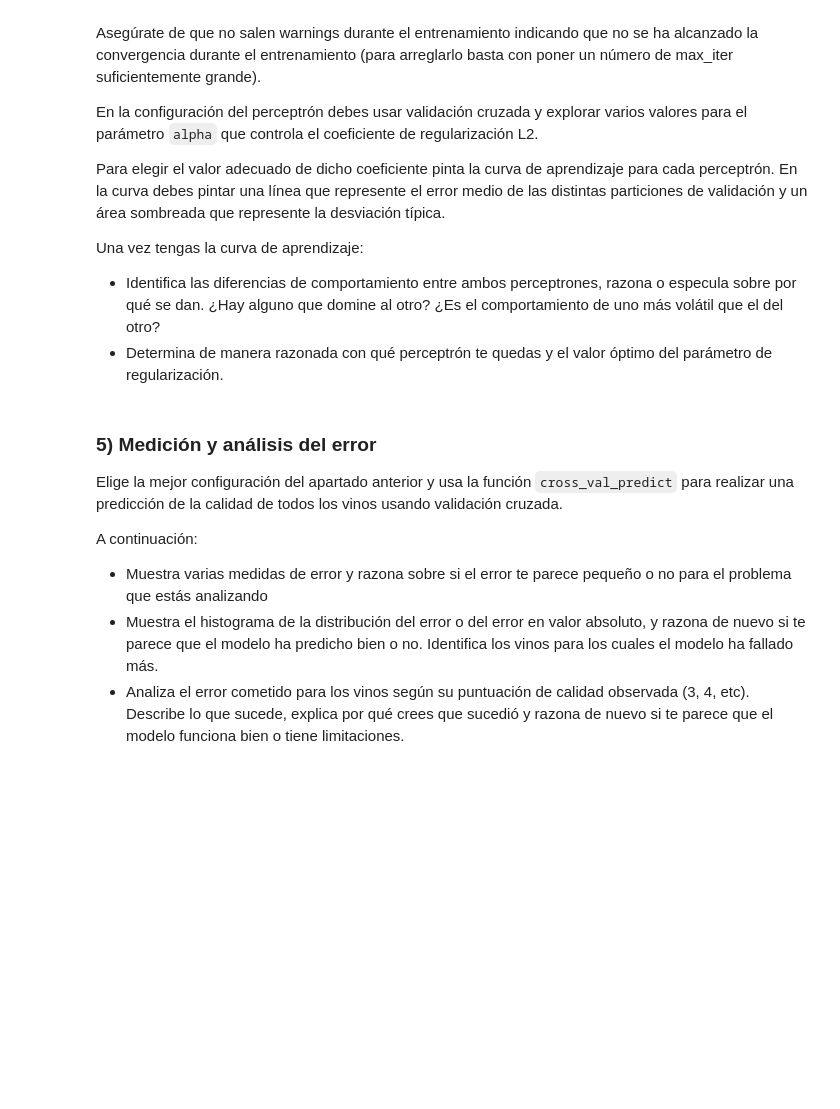
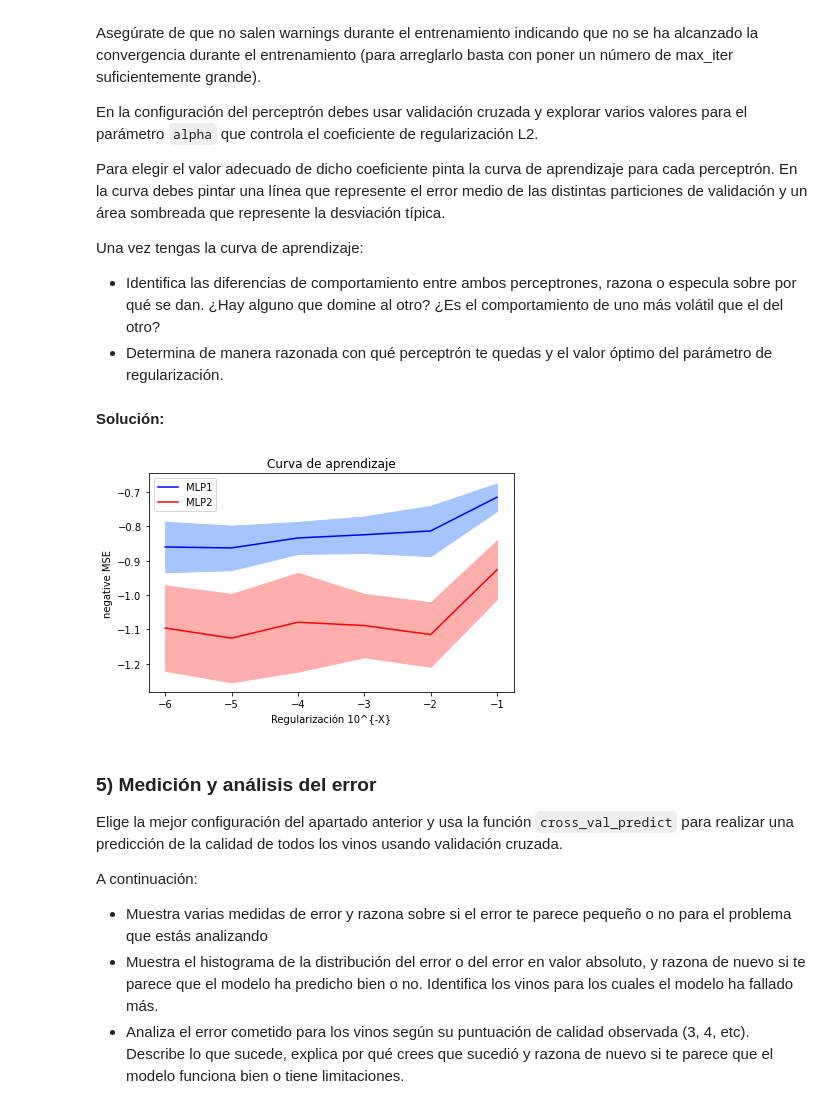
Before and after one commit to mario-sanz/IA2-Practicas, a Jupyter notebook: Lab1/P3_regresion.ipynb, the cells around one changed output. Cells and saved outputs as stored; diff of their text form; code cells hidden in the pictures; blank space fills up the shorter version.

Commit message:
parte 3 empezando

```diff
--- a/Lab1/P3_regresion.ipynb
+++ b/Lab1/P3_regresion.ipynb
@@ -45,0 +51,3 @@ Estudia la distribución de la calidad del vino en el conjunto de datos.
+# %%
+df = pd.read_csv('calidad_vinos.csv')
+df
@@ -54,3 +134,18 @@ Decide si debes o no normalizar los datos de entrada y/o de salida. En caso afir
+# %%
+from sklearn.preprocessing import StandardScaler
+
+df_entrada = df.drop(columns=['quality'])
+df_salida = df['quality'].to_frame()
+
+# Transformamos las variables de entrada
+scaler_x = StandardScaler()
+scaler_x.fit(df_entrada)
+df_entrada_scaled=scaler_x.transform(df_entrada)
+
+# Y también transformamos la variable de salida
+scaler_y = StandardScaler()
+scaler_y.fit(df_salida)
+df_salida_scaled=scaler_y.transform(df_salida)
 # %% [markdown]
 ### 4) Entrenamiento y selección
 
@@ -67,3 +162,5 @@ Para elegir el valor adecuado de dicho coeficiente pinta la curva de aprendizaje
 Una vez tengas la curva de aprendizaje:
   - Identifica las diferencias de comportamiento entre ambos perceptrones, razona o especula sobre por qué se dan. ¿Hay alguno que domine al otro? ¿Es el comportamiento de uno más volátil que el del otro?
   - Determina de manera razonada con qué perceptrón te quedas y el valor óptimo del parámetro de regularización.
+# %% [markdown]
+**Solución:**
@@ -70,3 +202,27 @@ Una vez tengas la curva de aprendizaje:
+# %%
+import matplotlib.pyplot as plt
+
+# Dibujamos la línea de la exactitud media en las partes de test
+plt.plot(np.log10(regul_param_range), cv_scores1_mean, color="b", label="MLP1")
+plt.plot(np.log10(regul_param_range), cv_scores2_mean, color="r", label="MLP2")
+
+# Dibujamos la banda de la desviación típica del MLP1
+lower_limit = np.array(cv_scores1_mean) - np.array(cv_scores1_std)
+upper_limit = np.array(cv_scores1_mean) + np.array(cv_scores1_std)
+plt.fill_between(np.log10(regul_param_range), lower_limit, upper_limit, color="#A6C5FF")
+
+# Dibujamos la banda de la desviación típica del MLP1
+lower_limit = np.array(cv_scores2_mean) - np.array(cv_scores2_std)
+upper_limit = np.array(cv_scores2_mean) + np.array(cv_scores2_std)
+plt.fill_between(np.log10(regul_param_range), lower_limit, upper_limit, color="#FFAEAE")
+
+# Creamos el gráfico
+plt.title("Curva de aprendizaje")
+plt.xlabel("Regularización 10^{-X}"), plt.ylabel("negative MSE"), plt.legend(loc="best")
+plt.tight_layout()
+plt.show()
+# %% [output]
+[figure, added]
 # %% [markdown]
 ### 5) Medición y análisis del error
 
```
Also changed, not shown: parts of 11 cells of this notebook, 1 other file.
